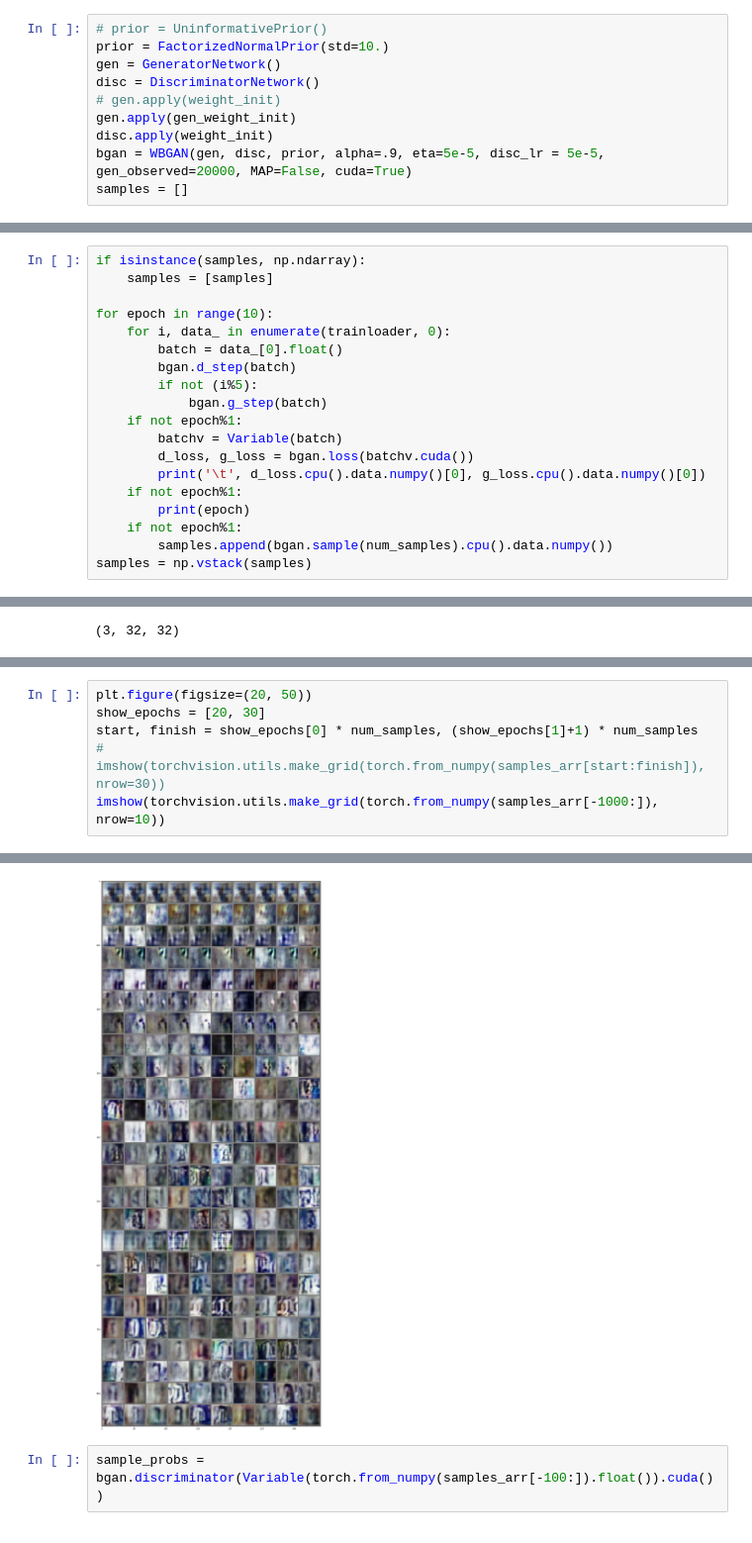
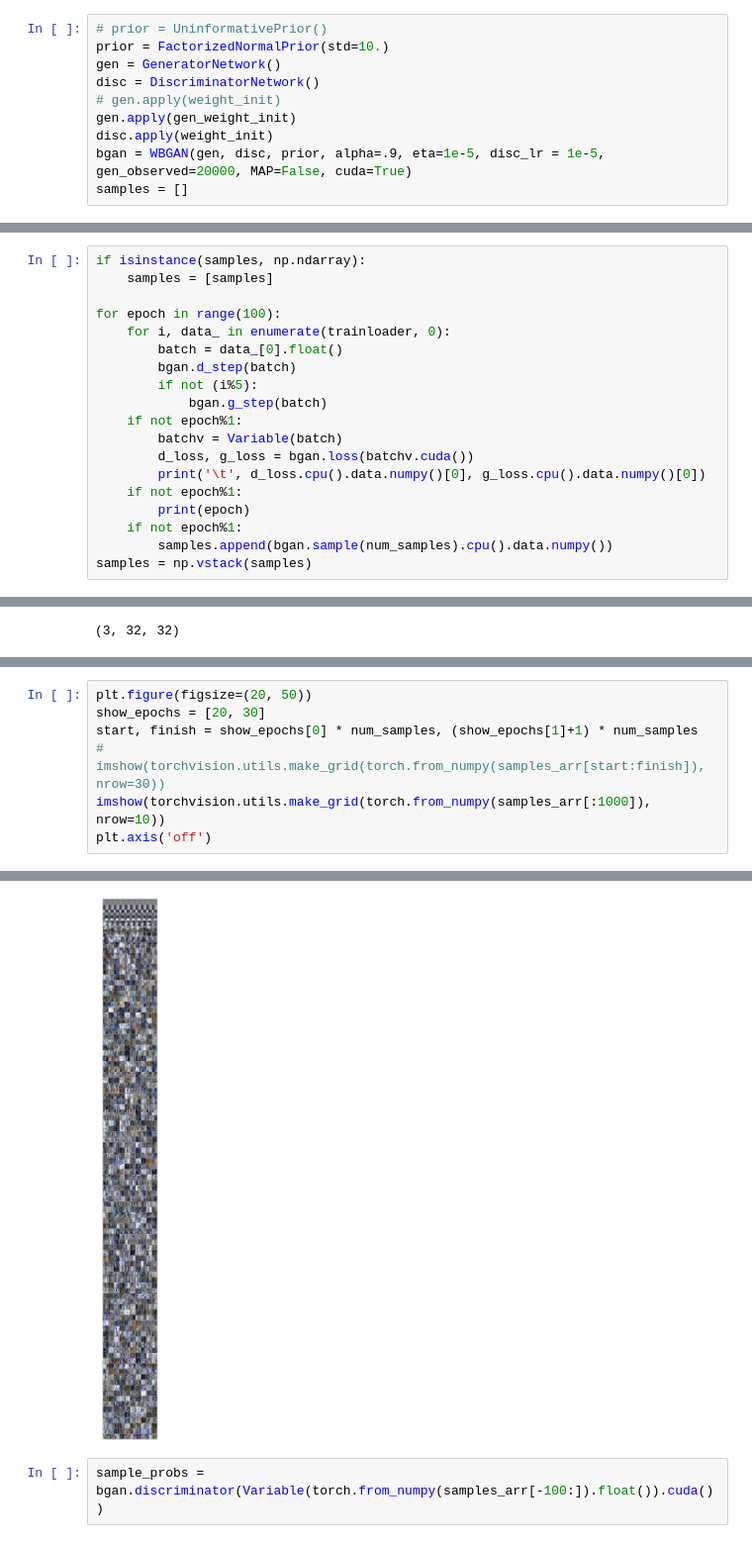
Before and after one commit to mfinzi/gans-and-stuff, a Jupyter notebook: experiments/bayes_wasserstein_dcgan_svhn.ipynb, the cells around one changed output, grey strips where cells are left out. Shown at 99% size. Saved outputs shown, nothing was run; the diff lists cells and outputs as text.

```diff
--- a/experiments/bayes_wasserstein_dcgan_svhn.ipynb
+++ b/experiments/bayes_wasserstein_dcgan_svhn.ipynb
@@ -140,6 +140,6 @@ disc = DiscriminatorNetwork()
 # gen.apply(weight_init)
 gen.apply(gen_weight_init)
 disc.apply(weight_init)
-bgan = WBGAN(gen, disc, prior, alpha=.9, eta=5e-5, disc_lr = 5e-5, gen_observed=20000, MAP=False, cuda=True)
+bgan = WBGAN(gen, disc, prior, alpha=.9, eta=1e-5, disc_lr = 1e-5, gen_observed=20000, MAP=False, cuda=True)
 samples = []
 # %% [output]
@@ -172,7 +173,7 @@ num_samples = 10
 if isinstance(samples, np.ndarray):
     samples = [samples]
 
-for epoch in range(10):
+for epoch in range(100):
     for i, data_ in enumerate(trainloader, 0):
         batch = data_[0].float()
         bgan.d_step(batch)
@@ -250,5 +250,6 @@ plt.figure(figsize=(20, 50))
 show_epochs = [20, 30]
 start, finish = show_epochs[0] * num_samples, (show_epochs[1]+1) * num_samples
 # imshow(torchvision.utils.make_grid(torch.from_numpy(samples_arr[start:finish]), nrow=30))
-imshow(torchvision.utils.make_grid(torch.from_numpy(samples_arr[-1000:]), nrow=10))
+imshow(torchvision.utils.make_grid(torch.from_numpy(samples_arr[:1000]), nrow=10))
+plt.axis('off')
 # %% [output]
@@ -255,4 +257,4 @@ imshow(torchvision.utils.make_grid(torch.from_numpy(samples_arr[-1000:]), nrow=1
-[figure, old version]
+[figure, new version]
 # %%
 sample_probs = bgan.discriminator(Variable(torch.from_numpy(samples_arr[-100:]).float()).cuda())
 # %%
```
Also changed, not shown: parts of 10 cells of this notebook, 4 other files.
